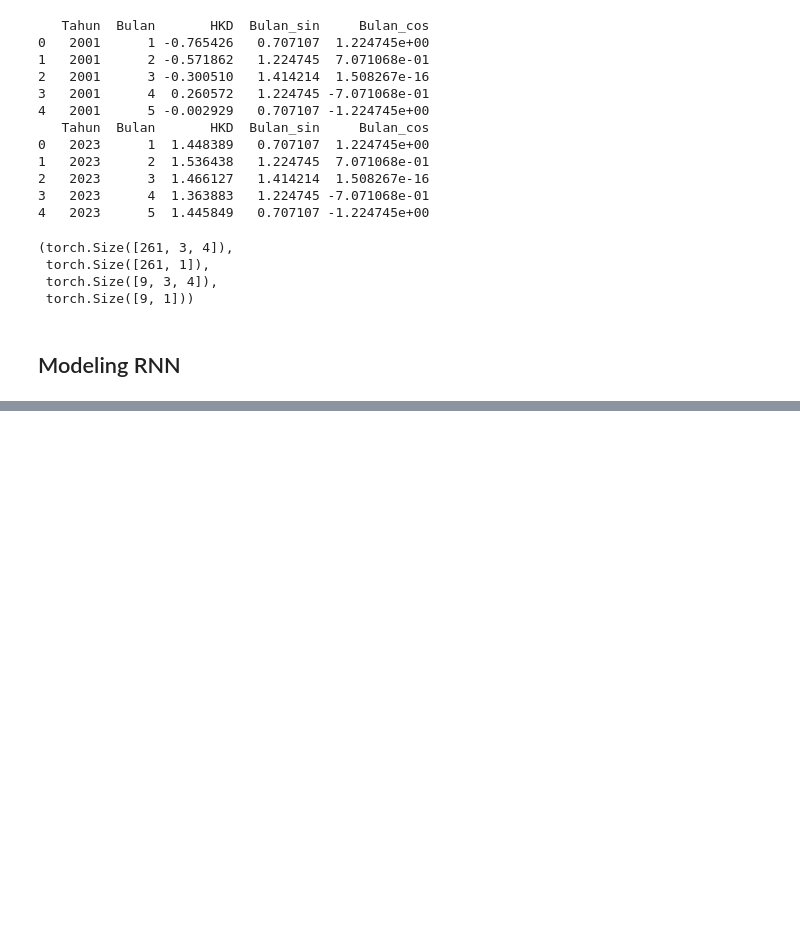
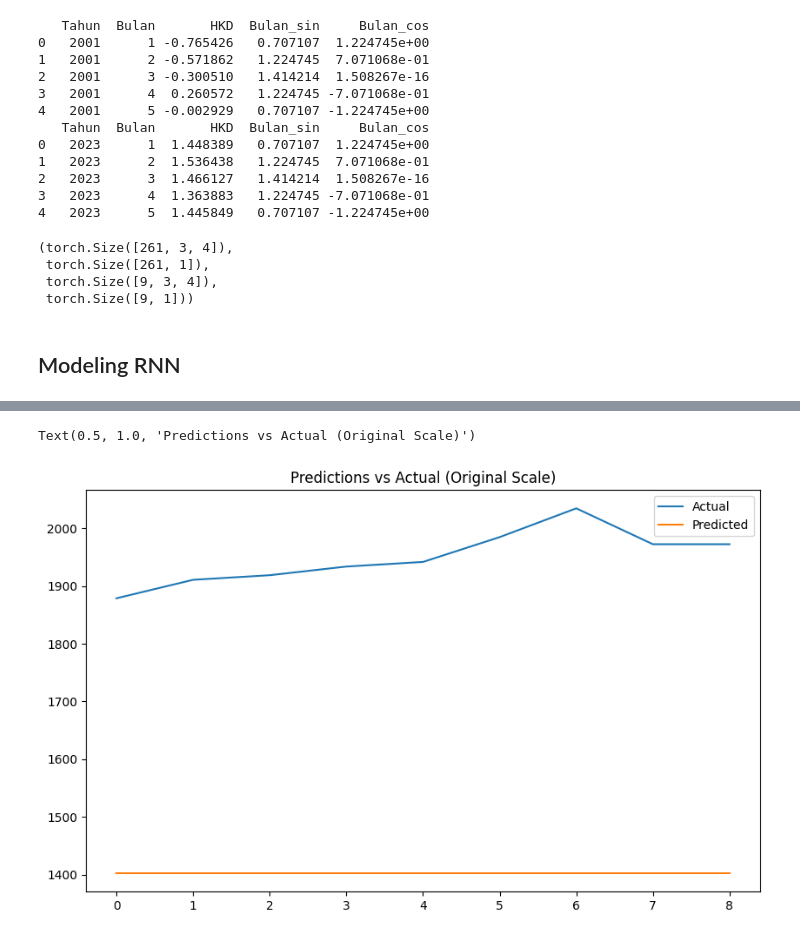
Before and after one commit to Aidinferaz/DeepLearning-RKA, a Jupyter notebook: Monetary Prediction/Train.ipynb, the cells around one changed output, grey strips where cells are left out. Saved outputs shown, nothing was run; the diff lists cells and outputs as text; code cells hidden in the pictures; blank space fills up the shorter version.

```diff
--- a/Monetary Prediction/Train.ipynb
+++ b/Monetary Prediction/Train.ipynb
@@ -563,0 +566,32 @@ Epoch [20/20], Train Loss: 1.403305, Val Loss: 3.513031
+# %%
+model_1.eval()
+all_predictions = []
+all_actual = []
+
+with torch.no_grad():  # No gradients needed for inference
+    for X_batch, y_batch in val_loader:
+        # Get predictions
+        predictions = model_1(X_batch)
+
+        # Store predictions and actual values
+        all_predictions.extend(predictions.cpu().numpy())
+        all_actual.extend(y_batch.cpu().numpy())
+
+# 5. Convert to numpy arrays for analysis
+eval_predictions = np.array(all_predictions)
+eval_actual = np.array(all_actual)
+# %%
+eval_predictions = scaler_target.inverse_transform(eval_predictions)
+eval_actual = scaler_target.inverse_transform(eval_actual)
+
+eval_predictions = np.expm1(eval_predictions)
+eval_actual = np.expm1(eval_actual)
+
+plt.figure(figsize=(10, 6))
+plt.plot(eval_actual, label='Actual')
+plt.plot(eval_predictions, label='Predicted')
+plt.legend()
+plt.title('Predictions vs Actual (Original Scale)')
+# %% [output]
+Text(0.5, 1.0, 'Predictions vs Actual (Original Scale)')
+[figure, added]
```
Also changed, not shown: parts of 7 cells of this notebook, 1 other file.
